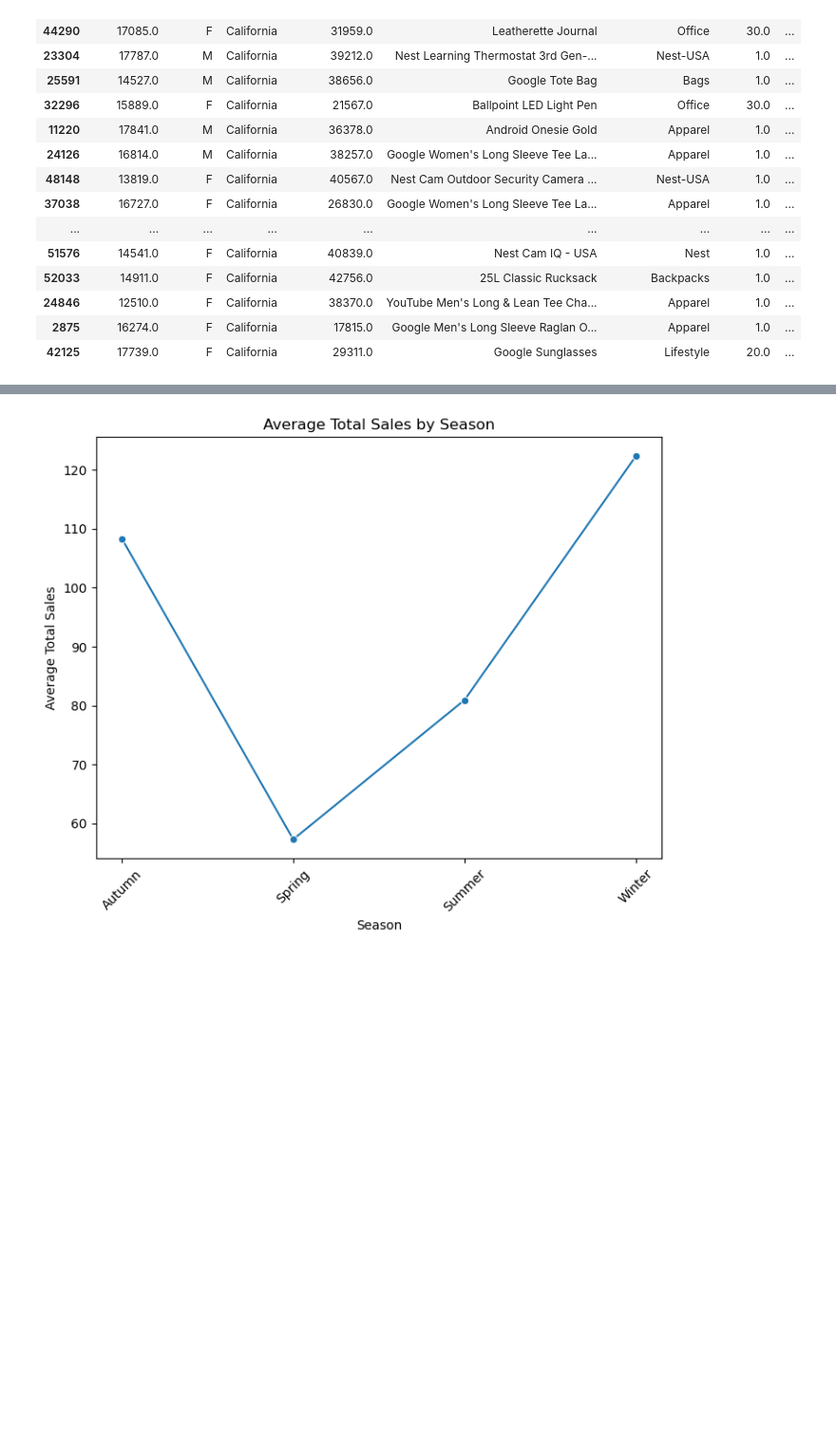
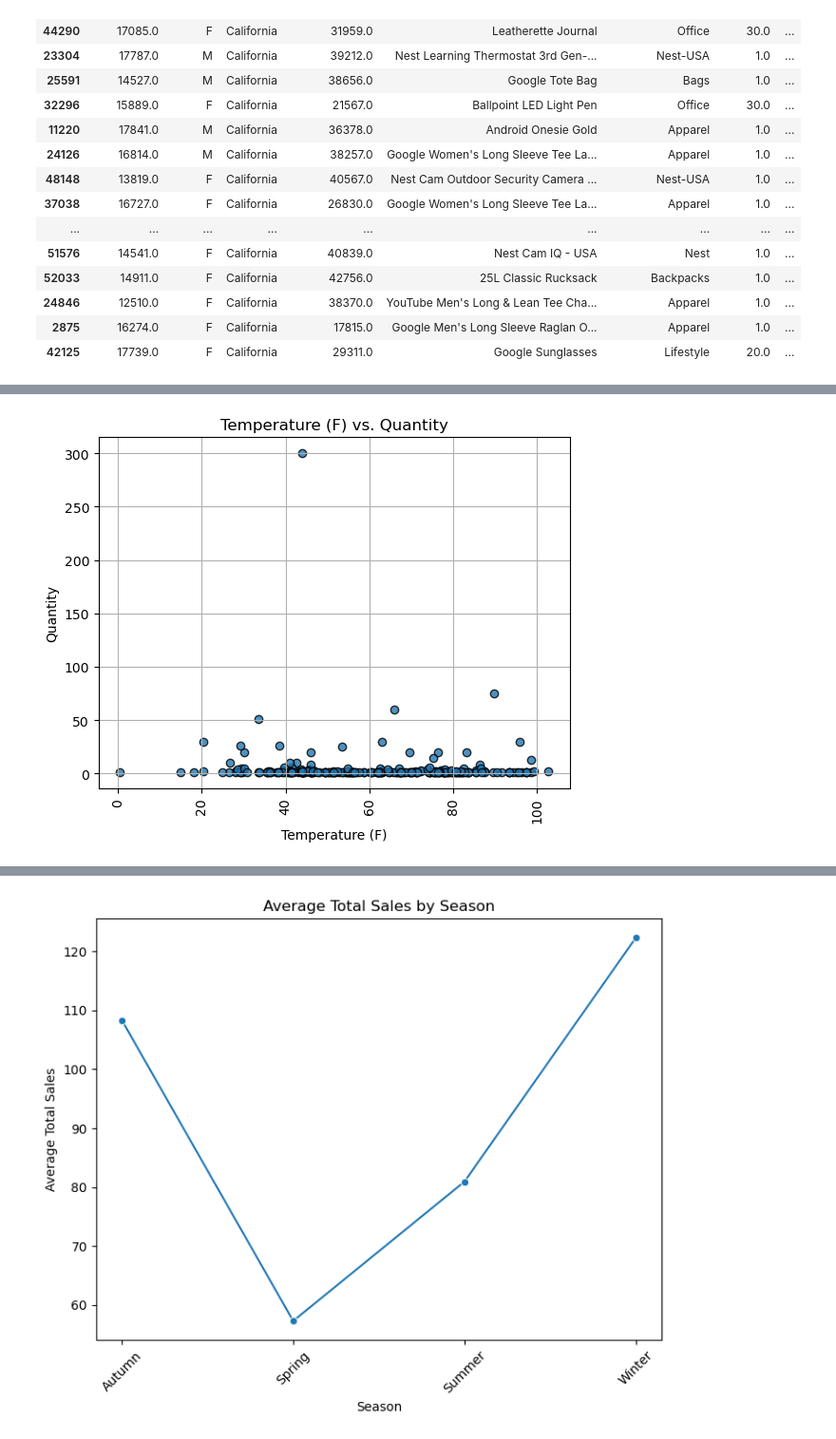
Before and after one commit to Simian12/Project_1, a Jupyter notebook: project1_base.ipynb, the cells around one changed output, grey strips where cells are left out. Shown at 95% size. Saved outputs shown, nothing was run; the diff lists cells and outputs as text; code cells hidden in the pictures; blank space fills up the shorter version.

```diff
--- a/project1_base.ipynb
+++ b/project1_base.ipynb
@@ -202,0 +260,18 @@ sales_data_final
+# %%
+# Building a scatter plots for Quantity vs. Temperature (F)
+plt.scatter(new_sales_data_final['Temperature (F)'], new_sales_data_final['Quantity'], edgecolors="black", marker="o", alpha=0.8)
+
+# Incorporate the other graph properties
+plt.title("Temperature (F) vs. Quantity")
+plt.xlabel("Temperature (F)")
+plt.ylabel("Quantity")
+plt.grid(True)
+plt.xticks(rotation=90)
+
+# Save the figure
+plt.savefig("output_data_Fig.png")
+
+# Show plot
+plt.show()
+# %% [output]
+[figure, added]
```
Also changed, not shown: parts of 29 cells of this notebook.
